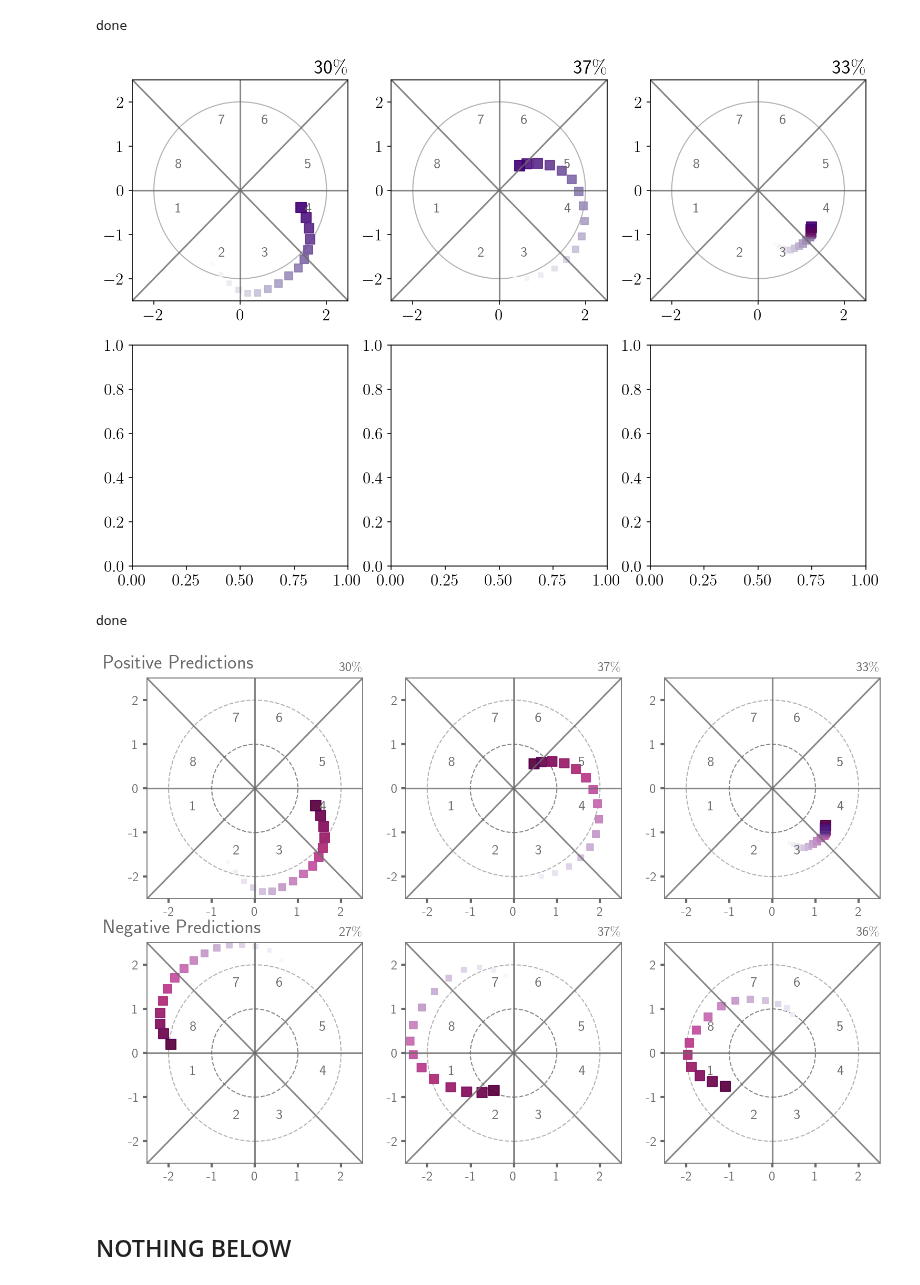
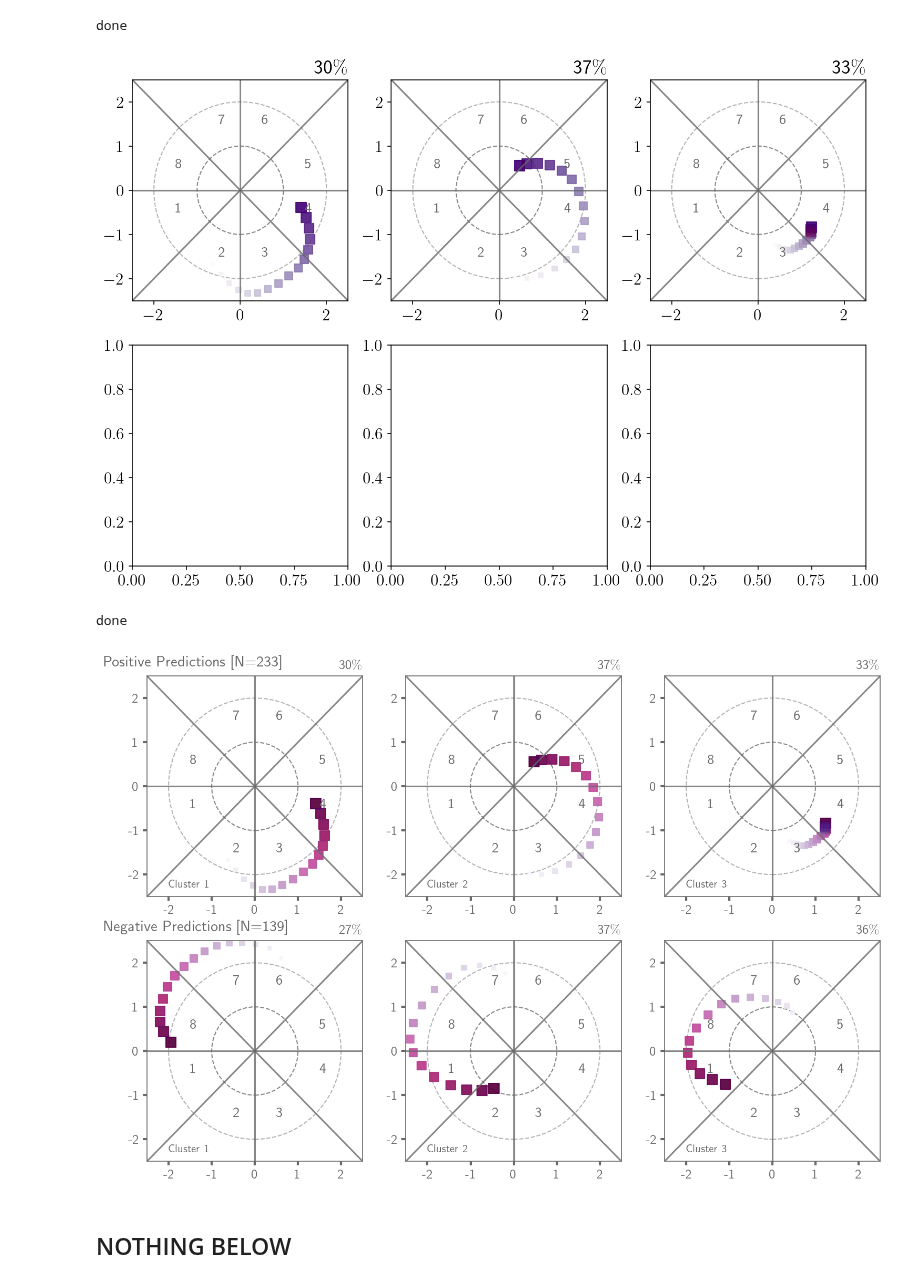
Before and after one commit to kjmayer/ENSOvsMJO, a Jupyter notebook: explore/interpret-data_composite_final.ipynb, the cells around one changed output. Drawn from its saved outputs; the diff is of its cells as text; code cells hidden in the pictures.

```diff
--- a/explore/interpret-data_composite_final.ipynb
+++ b/explore/interpret-data_composite_final.ipynb
@@ -97,7 +97,7 @@ def plot_phase_space(ax):
 # %% [markdown]
 ### Load network:
 # %%
-MODEL_DIR = '/glade/scratch/wchapman/ENSOmjo_ML_models/saved_models/'
+MODEL_DIR = '/glade/work/kjmayer/research/catalyst/ENSOvsMJO/data/models/'
 EXP_NAME = 'default'
 hps = get_hp(EXP_NAME)
 # variables:
@@ -741,7 +739,7 @@ for i in range(3):
 
 plt.show()
 # %% [output]
-[figure, old version]
+[figure, new version]
 # %%
 import numpy as np
 from sklearn.cluster import KMeans
@@ -801,7 +799,6 @@ print('done')
 # %% [output]
 done
 # %%
-
 import matplotlib.cm as cm
 
 fig, axes = plt.subplots(2, 3, figsize=(12, 8))
@@ -827,12 +824,13 @@ for i in range(6):
     ax.spines['top'].set_color('dimgrey')
 
     if i ==0:
-        ax.text(-3.5,2.72, 'Positive Predictions', fontsize=18, color = 'dimgrey')
+        ax.text(-3.5,2.72, 'Positive Predictions [N=233]', fontsize=14, color = 'dimgrey')
 
     if i ==3:
-        ax.text(-3.5,2.72, 'Negative Predictions', fontsize=18, color = 'dimgrey')
+        ax.text(-3.5,2.72, 'Negative Predictions [N=139]', fontsize=14, color = 'dimgrey')
 
     if i < 3:
+        ax.text(-2,-2.3, 'Cluster '+str(i+1), fontsize=10, color = 'dimgrey')
         s_m = [ 55*((n+1)*0.1) for n in range(len(cluster_centers_01[i, 2::2]))]
         sc = ax.scatter(
             cluster_centers_01[i, 1::2],
@@ -861,7 +859,7 @@ for i in range(6):
         ax.set_yticks(np.arange(-2,3,1),np.arange(-2,3,1),fontsize=12,color='dimgrey')
         ax.set_xticks(np.arange(-2,3,1),np.arange(-2,3,1),fontsize=12,color='dimgrey')
     else:
-
+        ax.text(-2,-2.3, 'Cluster '+str((i-3)+1), fontsize=10, color = 'dimgrey')
         sc = ax.scatter(
             cluster_centers_00[i-3, 1::2],
             cluster_centers_00[i-3, 2::2],
@@ -869,33 +867,33 @@ for i in range(6):
             marker='s',
             c=time_steps,  # Color determined by time steps
             cmap=cm.PuRd,  # Specify the colormap
             alpha=.9,
             label='RMM1',
         )
 
         sc = ax.scatter(
             cluster_centers_00[i-3, 1::2],
             cluster_centers_00[i-3, 2::2],
             s_m,
             marker='s',
             c=time_steps,  # Color determined by time steps
             cmap=cm.Purples,  # Specify the colormap
             alpha=.3,
             label='RMM1',
         )
         # ax.plot(cluster_centers[i, 17::2], color='xkcd:purple', label='RMM2')
         ax.set_title(str(int(np.round(np.sum(kmeans_00.labels_==i-3)/len(kmeans_00.labels_),2)*100))+'$\%$',loc='right',fontsize=12,color = 'dimgrey')
         ax.tick_params('both',length=4,width=2,which='major',color='dimgrey')
         # ax.legend()
         ax.set_yticks(np.arange(-2,3,1),np.arange(-2,3,1),fontsize=12,color='dimgrey')
         ax.set_xticks(np.arange(-2,3,1),np.arange(-2,3,1),fontsize=12,color='dimgrey')
         ax.spines['left'].set_color('dimgrey')
         ax.spines['bottom'].set_color('dimgrey')
         ax.spines['right'].set_color('dimgrey')
         ax.spines['top'].set_color('dimgrey')
 plt.savefig('./MJO_composite_PC.png',dpi=300,bbox_inches='tight')
 plt.show()
 # %% [output]
-[figure, old version]
+[figure, new version]
 # %% [markdown]
 ## NOTHING BELOW
```
Also changed, not shown: parts of 5 cells of this notebook.
